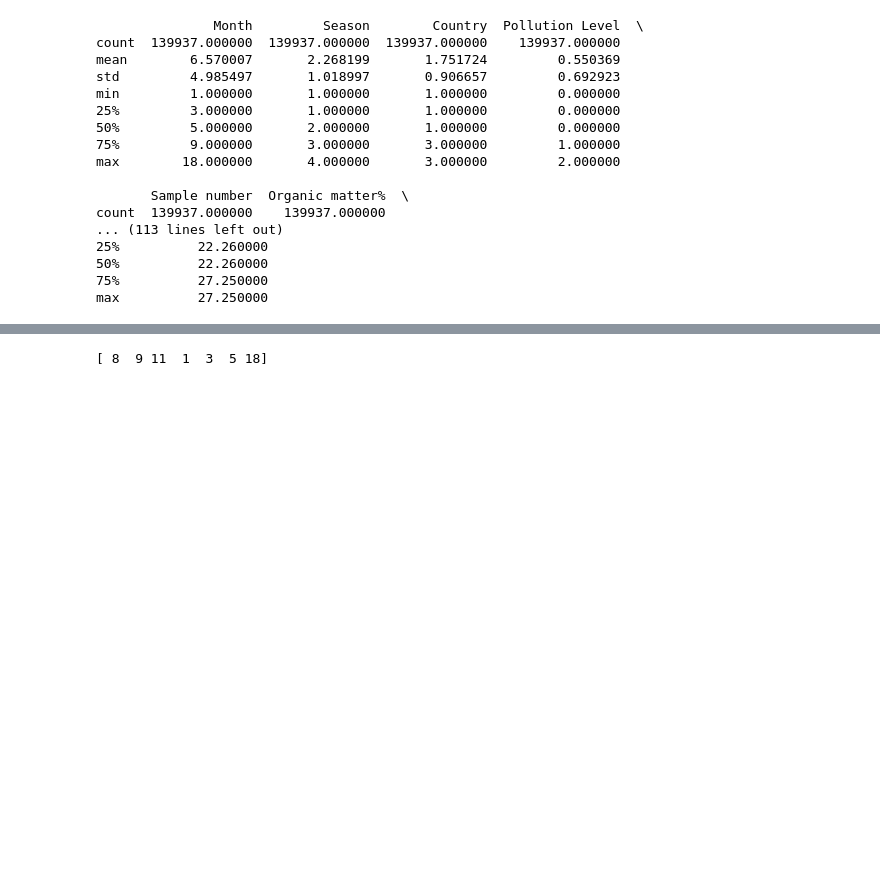
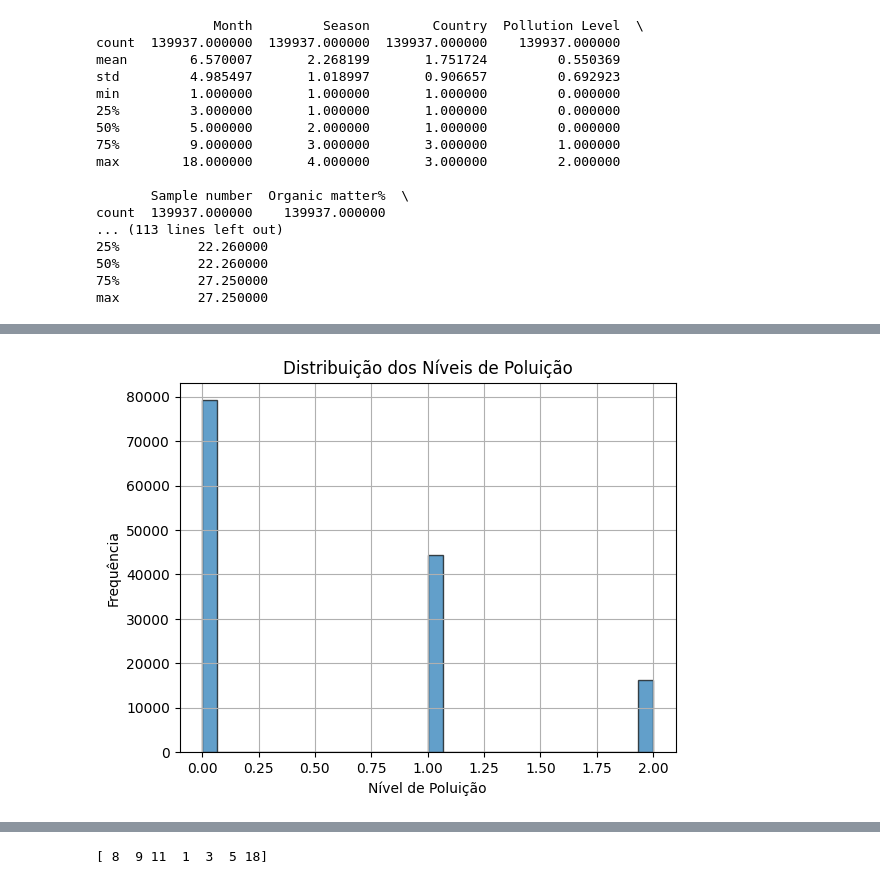
Before and after one commit to SamaraMoreira/EcoOcean-IA, a Jupyter notebook: EcoOcean.ipynb, the cells around one changed output, grey strips where cells are left out. Drawn from its saved outputs; the diff is of its cells as text; code cells hidden in the pictures; blank space fills up the shorter version.

```diff
--- a/EcoOcean.ipynb
+++ b/EcoOcean.ipynb
@@ -746,0 +918,10 @@ max          27.250000
+# %%
+# Histograma dos níveis de poluição
+plt.hist(df['Pollution Level'], bins=30, edgecolor='k', alpha=0.7)
+plt.title('Distribuição dos Níveis de Poluição')
+plt.xlabel('Nível de Poluição')
+plt.ylabel('Frequência')
+plt.grid(True)
+plt.show()
+# %% [output]
+[figure, added]
```
Also changed, not shown: parts of 38 cells of this notebook.
